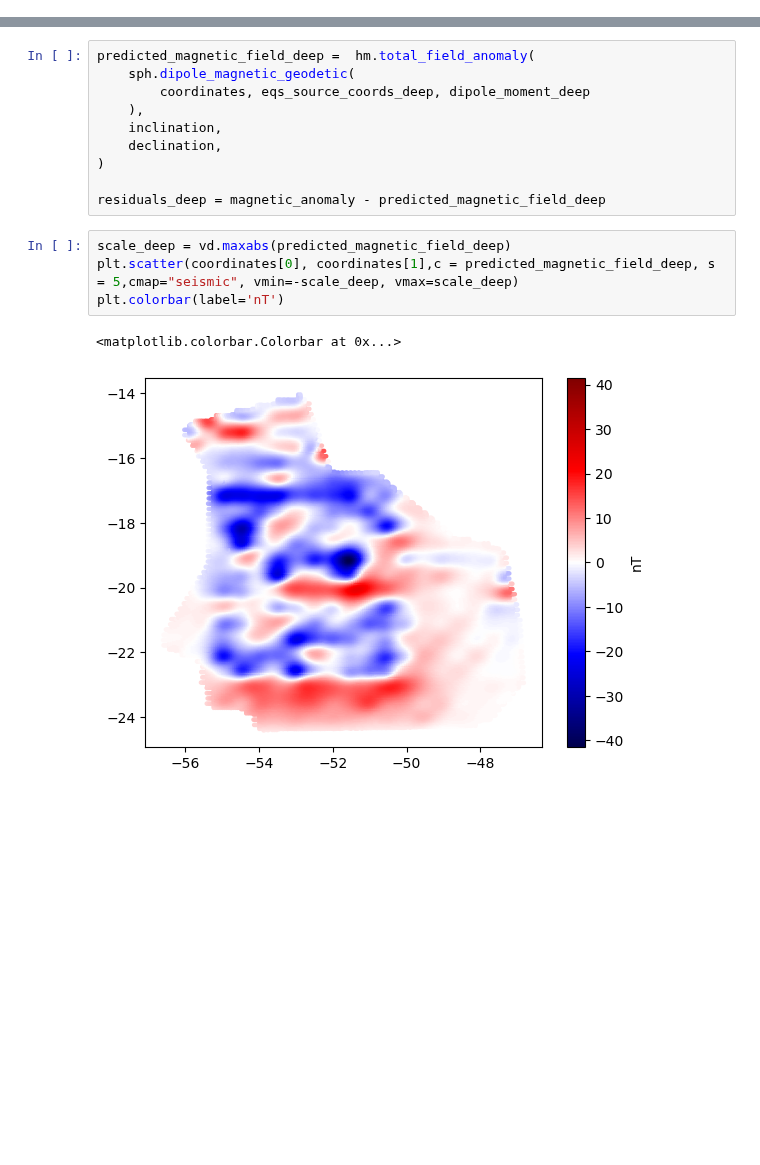
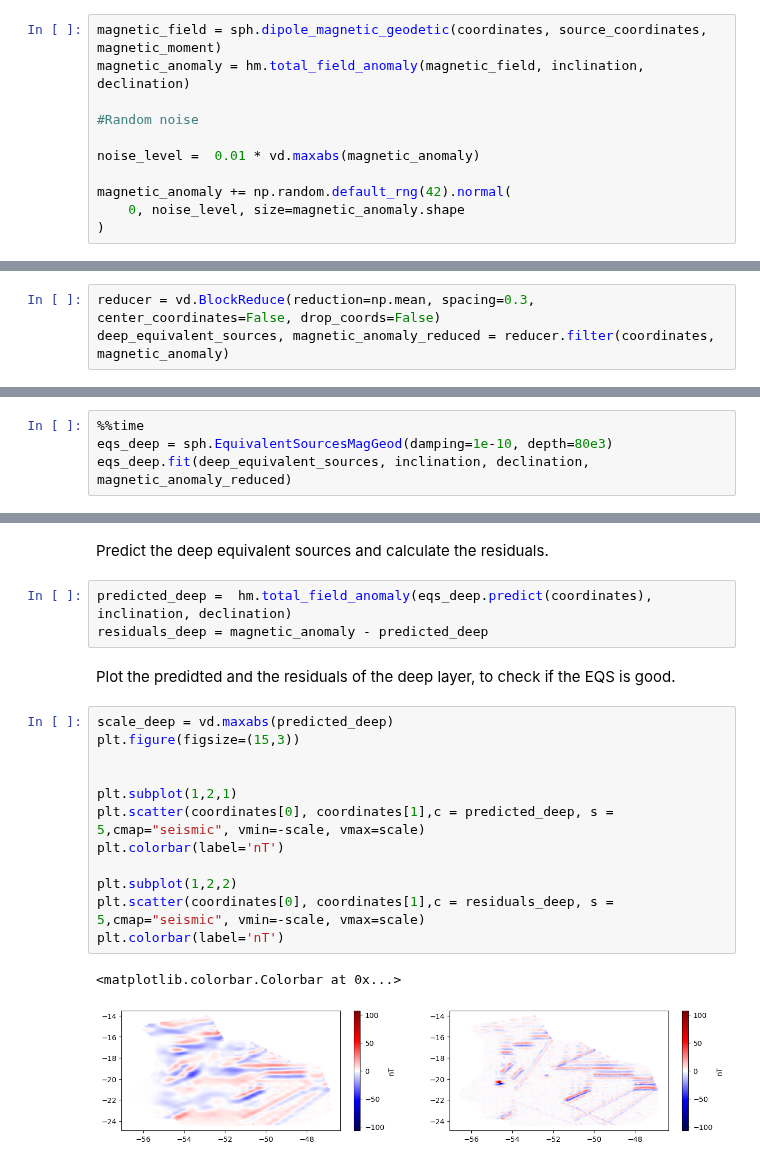
Before and after one commit to compgeolab/eqs-magnetic-spherical, a Jupyter notebook: code/03-dual-layer.ipynb, the cells around one changed output, grey strips where cells are left out. Saved outputs shown, nothing was run; the diff lists cells and outputs as text; blank space fills up the shorter version.

```diff
--- a/code/03-dual-layer.ipynb
+++ b/code/03-dual-layer.ipynb
@@ -316,3 +206,14 @@ magnetic_anomaly += np.random.default_rng(42).normal(
+# %%
+magnetic_field = sph.dipole_magnetic_geodetic(coordinates, source_coordinates, magnetic_moment)
+magnetic_anomaly = hm.total_field_anomaly(magnetic_field, inclination, declination)
+
+#Random noise
+
+noise_level =  0.01 * vd.maxabs(magnetic_anomaly)
+
+magnetic_anomaly += np.random.default_rng(42).normal(
+    0, noise_level, size=magnetic_anomaly.shape
+)
 # %%
 scale = vd.maxabs(magnetic_anomaly)
 plt.scatter(coordinates[0], coordinates[1],  c = magnetic_anomaly, s = 5,cmap="seismic", vmin=-scale, vmax=scale)
@@ -348,0 +240,3 @@ eqs_dipole_unit = hm.magnetic_angles_to_vec(1,eqs_inc, eqs_dec)
+# %%
+reducer = vd.BlockReduce(reduction=np.mean, spacing=0.3,  center_coordinates=False, drop_coords=False)
+deep_equivalent_sources, magnetic_anomaly_reduced = reducer.filter(coordinates, magnetic_anomaly)
@@ -365,0 +253,4 @@ dipole_moment_deep = deep_dipole_moment(
+# %%
+%%time
+eqs_deep = sph.EquivalentSourcesMagGeod(damping=1e-10, depth=80e3)
+eqs_deep.fit(deep_equivalent_sources, inclination, declination, magnetic_anomaly_reduced)
@@ -366,17 +261,22 @@ dipole_moment_deep = deep_dipole_moment(
+# %% [markdown]
+Predict the deep equivalent sources and calculate the residuals.
 # %%
-predicted_magnetic_field_deep =  hm.total_field_anomaly(
-    sph.dipole_magnetic_geodetic(
-        coordinates, eqs_source_coords_deep, dipole_moment_deep
-    ),
-    inclination,
-    declination,
-)
-
-residuals_deep = magnetic_anomaly - predicted_magnetic_field_deep
+predicted_deep =  hm.total_field_anomaly(eqs_deep.predict(coordinates), inclination, declination)
+residuals_deep = magnetic_anomaly - predicted_deep
+# %% [markdown]
+Plot the predidted and the residuals of the deep layer, to check if the EQS is good.
 # %%
-scale_deep = vd.maxabs(predicted_magnetic_field_deep)
-plt.scatter(coordinates[0], coordinates[1],c = predicted_magnetic_field_deep, s = 5,cmap="seismic", vmin=-scale_deep, vmax=scale_deep)
+scale_deep = vd.maxabs(predicted_deep)
+plt.figure(figsize=(15,3))
+
+
+plt.subplot(1,2,1)
+plt.scatter(coordinates[0], coordinates[1],c = predicted_deep, s = 5,cmap="seismic", vmin=-scale, vmax=scale)
 plt.colorbar(label='nT')
+
+plt.subplot(1,2,2)
+plt.scatter(coordinates[0], coordinates[1],c = residuals_deep, s = 5,cmap="seismic", vmin=-scale, vmax=scale)
+plt.colorbar(label='nT')
 # %% [output]
 <matplotlib.colorbar.Colorbar at 0x...>
-[figure, old version]
+[figure, new version]
```
Also changed, not shown: parts of 34 cells of this notebook, 1 other file.
